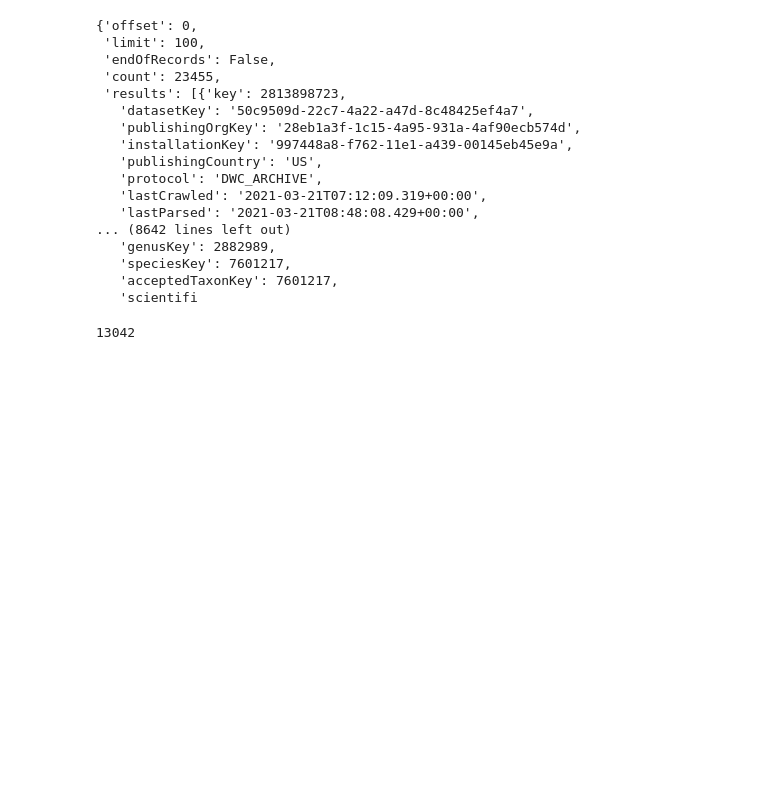
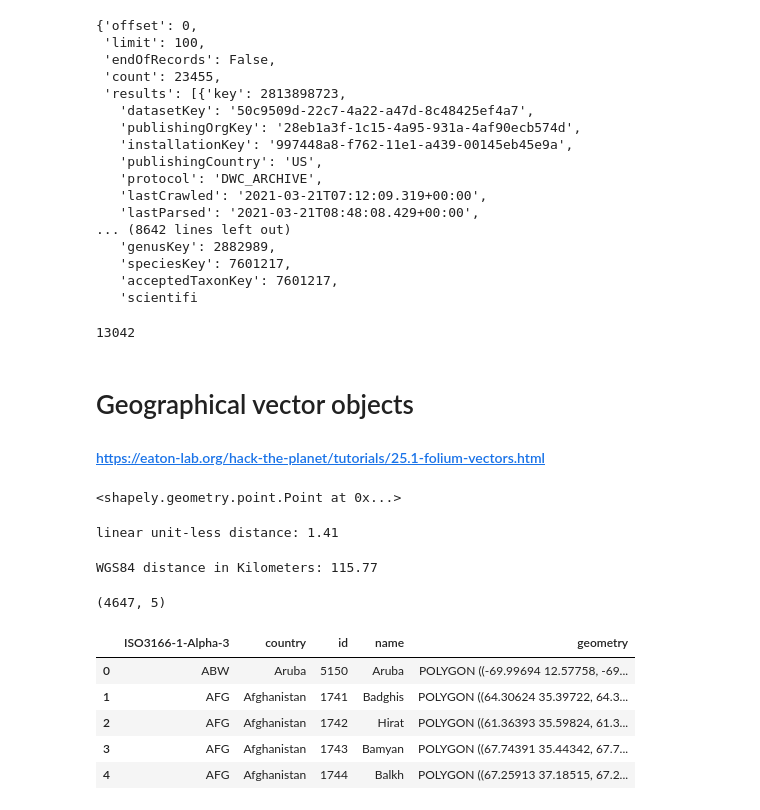
Before and after one commit to j-meek/capcomm, a Jupyter notebook: notebooks/capcomm-dev.ipynb, the cells around one changed output. Cells and saved outputs as stored; diff of their text form; code cells hidden in the pictures; blank space fills up the shorter version.

```diff
--- a/notebooks/capcomm-dev.ipynb
+++ b/notebooks/capcomm-dev.ipynb
@@ -360,3 +353,6 @@ def length(idx):
 length(778)
 # %% [output]
 13042
+# %% [markdown]
+# Geographical vector objects
+#### https://eaton-lab.org/hack-the-planet/tutorials/25.1-folium-vectors.html
@@ -362,0 +365,48 @@ length(778)
+# %%
+# create a Point instance
+shapely.geometry.Point(44.0, -74.5)
+
+# create a Polygon instance
+#shapely.geometry.Polygon([
+#    (44.0, -74), (45.0, -75), (45.0, -76), (43.0, -76),
+#])
+# %% [output]
+<shapely.geometry.point.Point at 0x...>
+# %%
+# create two points
+point1 = shapely.geometry.Point(44.0, -74.5)
+point2 = shapely.geometry.Point(43.0, -73.5)
+
+# get linear distance between points
+linear_dist = point1.distance(point2)
+print(f"linear unit-less distance: {linear_dist:.2f}")
+# %% [output]
+linear unit-less distance: 1.41
+# %%
+# get geodetic (great circle) projection object
+geod = pyproj.Geod(ellps='WGS84')
+
+# get results of projecting points to new space
+angle1, angle2, distance = geod.inv(point1.x, point1.y, point2.x, point2.y)
+
+# print results (divide by 1000 to get in units of kms)
+print(f"WGS84 distance in Kilometers: {distance / 1000:.2f}")
+# %% [output]
+WGS84 distance in Kilometers: 115.77
+# %%
+# fetch feature data from a large GeoJson file from a URL
+geodata = geopandas.read_file("https://datahub.io/core/geo-ne-admin1/r/0.geojson")
+
+# show the shape of the dataframe
+print(geodata.shape)
+
+# show the header of the dataframe
+geodata.head()
+# %% [output]
+(4647, 5)
+|  | ISO3166-1-Alpha-3 | country | id | name | geometry |
+| 0 | ABW | Aruba | 5150 | Aruba | POLYGON ((-69.99694 12.57758, -69... |
+| 1 | AFG | Afghanistan | 1741 | Badghis | POLYGON ((64.30624 35.39722, 64.3... |
+| 2 | AFG | Afghanistan | 1742 | Hirat | POLYGON ((61.36393 35.59824, 61.3... |
+| 3 | AFG | Afghanistan | 1743 | Bamyan | POLYGON ((67.74391 35.44342, 67.7... |
+| 4 | AFG | Afghanistan | 1744 | Balkh | POLYGON ((67.25913 37.18515, 67.2... |
```
Also changed, not shown: parts of 56 cells of this notebook.
